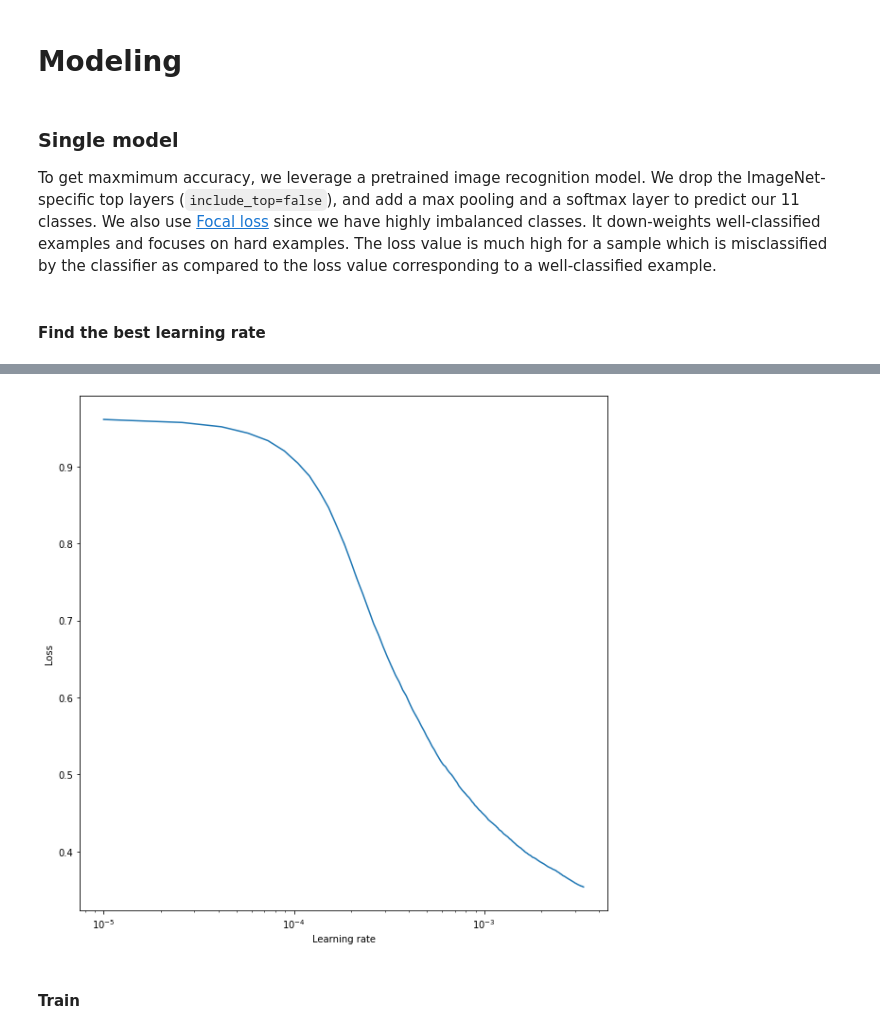
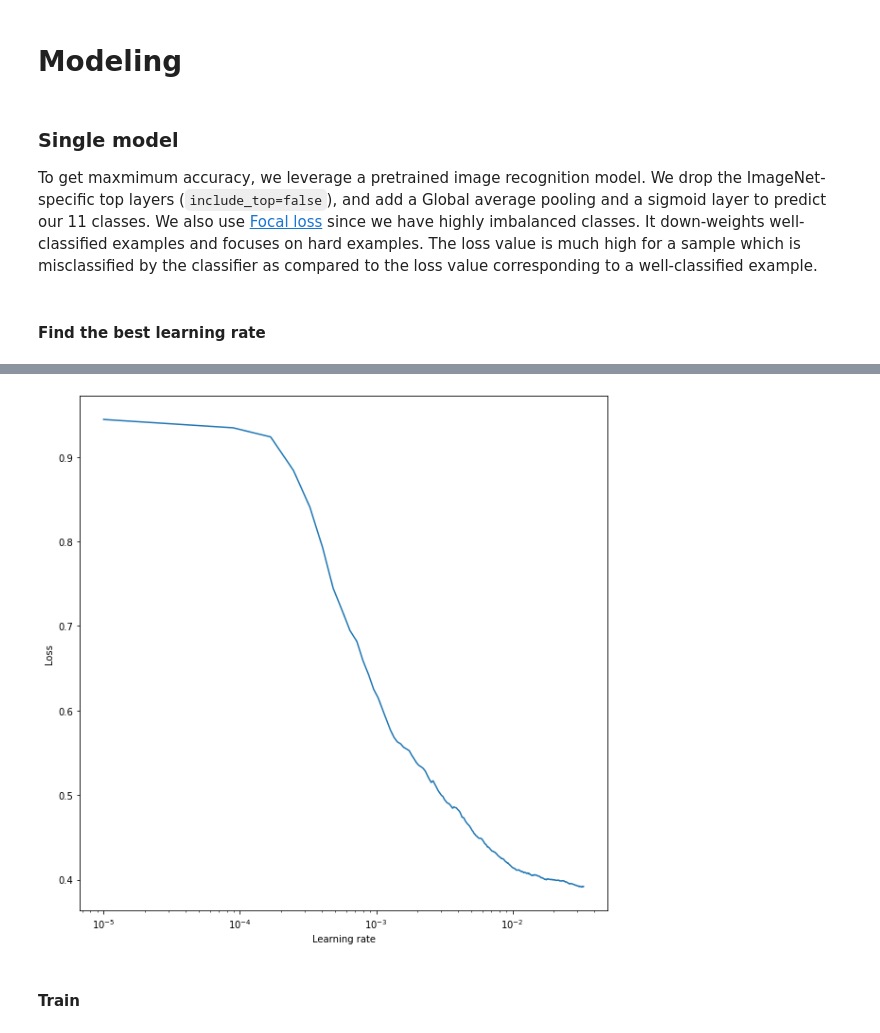
Before and after one commit to umbertogriffo/kaggle-ranzcr-catheter-and-line-position-challenge-baseline, a Jupyter notebook: baseline.ipynb, the cells around one changed output, grey strips where cells are left out. Saved outputs shown, nothing was run; the diff lists cells and outputs as text; code cells hidden in the pictures.

Commit message:
EfficientNet has been fixed

```diff
--- a/baseline.ipynb
+++ b/baseline.ipynb
@@ -230,7 +306,7 @@ tf.random.set_seed(SEED)
 # %% [markdown]
 ## Build Dataset
 # %%
-def build_decoder(target_size, with_labels=True, ext='jpg'):
+def build_decoder(target_size, with_labels=True, normalize=True, ext='jpg'):
     def decode(path):
         file_bytes = tf.io.read_file(path) # Reads and outputs the entire contents of the input filename.
 
@@ -241,7 +317,10 @@ def build_decoder(target_size, with_labels=True, ext='jpg'):
         else:
             raise ValueError("Image extension not supported")
 
-        img = tf.cast(img, tf.float32) / 255.0 # Casts a tensor to the type float32 and divides by 255.
+        if normalize:
+          img = tf.cast(img, tf.float32) / 255.0 # Casts a tensor to the type float32 and divides by 255.
+        else:
+          img = tf.cast(img, tf.float32)
         img = tf.image.resize(img, target_size) # Resizing to target size
         return img
 
@@ -687,8 +790,10 @@ id_label_map = {k: v for k, v in zip(paths, labels)}
 #@markdown
 train_limit = 30083  #@param {type: "number"}
 test_limit = 3582  #@param {type: "number"}
-img_size =  512#@param {type:"integer"}
-batch_size_in =   16#@param {type: "integer", min: 8, max: 128}
+img_size =  600#@param {type:"integer"}
+batch_size_in =   8#@param {type: "integer", min: 8, max: 128}
+#@markdown Disable it in case of using EfficientNets. The input data should range [0, 255]. Normalization is included as part of the model.
+use_normalize = False #@param {type:"boolean"}
 # %% [markdown]
 ## Build train and validation datasets
 # %%
@@ -731,15 +836,25 @@ Batch size: 128
 # %%
 # Build the tensorflow datasets
-decoder = build_decoder(target_size=(img_size, img_size), with_labels=True)
+decoder = build_decoder(target_size=(img_size, img_size),
+                        with_labels=True,
+                        normalize=use_normalize)
 
 # Build the tensorflow datasets
 dtrain = build_dataset(
-    train_paths, train_labels, bsize=batch_size, decode_fn=decoder
+    train_paths,
+    train_labels,
+    bsize=batch_size,
+    decode_fn=decoder
 )
 
 dvalid = build_dataset(
-    valid_paths, valid_labels, bsize=batch_size,
-    repeat=False, shuffle=False, augment=False, decode_fn=decoder
+    valid_paths,
+    valid_labels,
+    bsize=batch_size,
+    repeat=False,
+    shuffle=False,
+    augment=False,
+    decode_fn=decoder
 )
 
 dtrain
@@ -753,12 +889,12 @@ dtrain
 output_path = "model" #@param {type: "string"}
 epochs = 30#@param {type:"integer"}
 n_fold = 5  #@param {type: "slider", min: 2, max: 10}
-architecture = "Xception" #@param ["Xception","InceptionResNetV2","NASNetLarge","ResNet152V2", "EfficientNetB0", "EfficientNetB1", "EfficientNetB2", "EfficientNetB3", "EfficientNetB4", "EfficientNetB5", "EfficientNetB6", "EfficientNetB7"]
+architecture = "EfficientNetB3" #@param ["InceptionV3", "Xception","InceptionResNetV2","NASNetLarge","ResNet152V2", "EfficientNetB0", "EfficientNetB1", "EfficientNetB2", "EfficientNetB3", "EfficientNetB4", "EfficientNetB5", "EfficientNetB6", "EfficientNetB7"]
 use_lr_strategy = False #@param {type:"boolean"}
 use_lr_finder = True #@param {type:"boolean"}
 # %% [markdown]
 ### Single model
-To get maxmimum accuracy, we leverage a pretrained image recognition model. We drop the ImageNet-specific top layers (`include_top=false`), and add a max pooling and a softmax layer to predict our 11 classes.
+To get maxmimum accuracy, we leverage a pretrained image recognition model. We drop the ImageNet-specific top layers (`include_top=false`), and add a Global average pooling and a sigmoid layer to predict our 11 classes.
 We also use [Focal loss](https://www.tensorflow.org/addons/api_docs/python/tfa/losses/SigmoidFocalCrossEntropy) since we have highly imbalanced classes. It down-weights well-classified examples and focuses on hard examples. The loss value is much high for a sample which is misclassified by the classifier as compared to the loss value corresponding to a well-classified example.
 # %% [markdown]
 #### Find the best learning rate
@@ -766,7 +902,7 @@ We also use [Focal loss](https://www.tensorflow.org/addons/api_docs/python/tfa/l
 if use_lr_finder:
   model = compile_model(strategy, architecture, img_size, n_classes)
   lr_finder = LRFinder(min_lr=1e-5,
-                      max_lr=1e-2,
+                      max_lr=1e-1,
                       steps_per_epoch=np.ceil(len(train_paths) // batch_size),
                       epochs=3)
   with strategy.scope():
@@ -782,4 +918,4 @@ WARNING:tensorflow:Callback method `on_train_batch_end` is slow compared to the
-[figure, old version]
+[figure, new version]
 # %% [markdown]
 #### Train
 # %%
```
Also changed, not shown: parts of 21 cells of this notebook.
